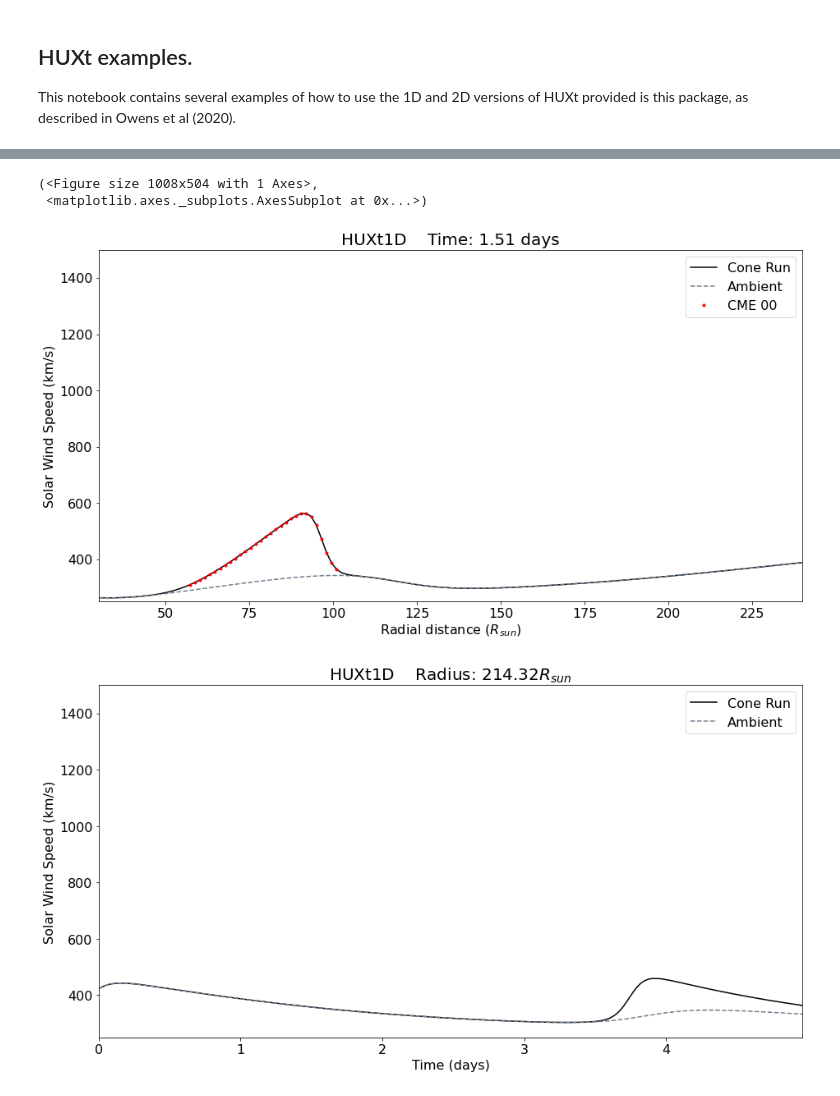
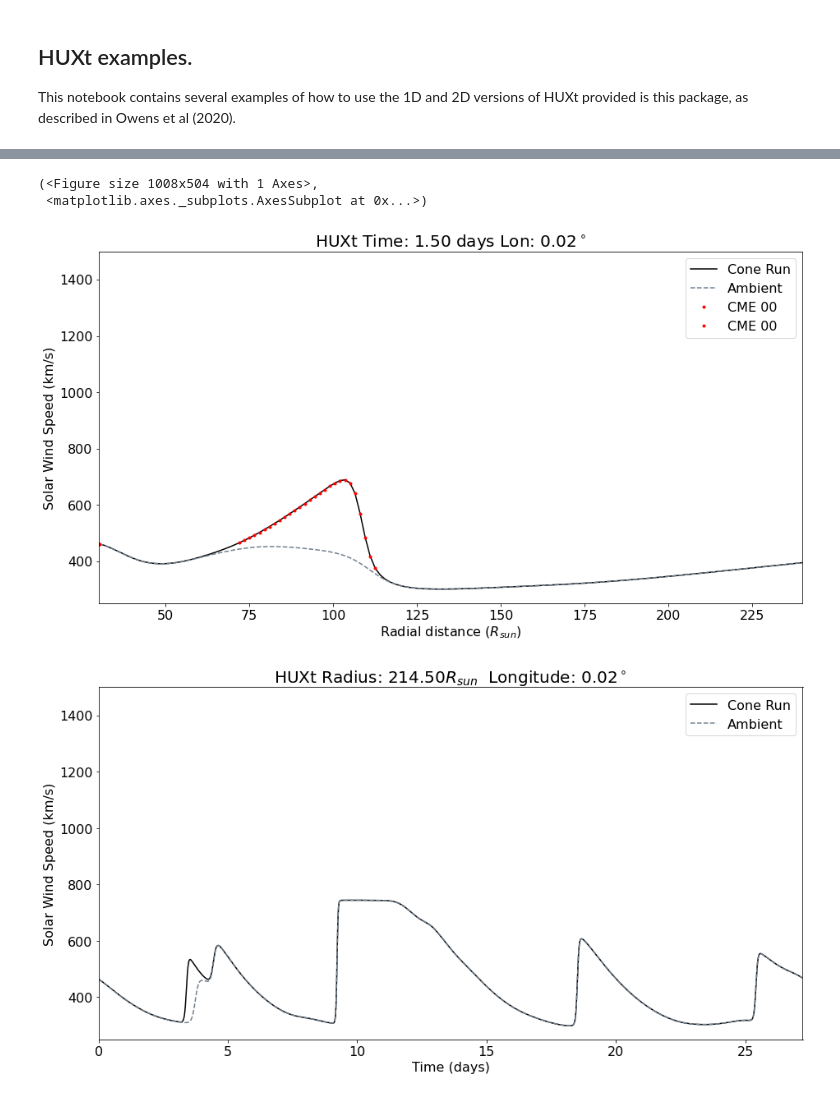
Before and after one commit to University-of-Reading-Space-Science/HUXt, a Jupyter notebook: code/HUXt_example.ipynb, the cells around one changed output, grey strips where cells are left out. Cells and saved outputs as stored; diff of their text form; code cells hidden in the pictures.

```diff
--- a/code/HUXt_example.ipynb
+++ b/code/HUXt_example.ipynb
@@ -67,21 +74,25 @@ model.plot_timeseries(r, 'both', tag='1d_cone_test_radial')
 # %%
-# We could also use boundary condtions derived from HelioMAS simulations of a Carrington rotation.
-cr_num = 2100 #This was in August 2010
-model = H.HUXt1D(cr_num=cr_num, lon=0.0*u.deg, simtime=5*u.day, dt_scale=4)
+# Run HUXt with HelioMAS input
+###############################################################################
 
-# Solve this with the ConeCME used in the last simulation.
+#HUXt can be initiated with archived output from HelioMAS, by specifying a carrington rotation number
+model = H.HUXt(cr_num=2124, lon_out=0.0*u.deg, simtime=27.27*u.day, dt_scale=4)
+
+# Solve these conditions with a ConeCME.
+cme = H.ConeCME(t_launch=0.5*u.day, longitude=0.0*u.deg, width=30*u.deg, v=1000*(u.km/u.s), thickness=5*u.solRad)
+cme_list = [cme]
 model.solve(cme_list)
 
-# Plot the radial profile and time series of both the ambient and ConeCME solutions at a fixed time (in days).
-# Save both to file as well.
+# Plot the radial profile of the ambient wind solution at a fixed time (in days).
 t = 1.5*u.day
-model.plot_radial(t, 'both')
+model.plot_radial(t, lon=0.0*u.deg,field='both',)
 
+# Plot the time series of the ambient wind solution at a fixed radius.
 r = 1.0*u.AU
-model.plot_timeseries(r, 'both')
+model.plot_timeseries(r, lon=0.0*u.deg,field='both')
 # %% [output]
 (<Figure size 1008x504 with 1 Axes>,
  <matplotlib.axes._subplots.AxesSubplot at 0x...>)
-[figure, old version]
+[figure, new version]
-[figure, old version]
+[figure, new version]
 # %%
```
Also changed, not shown: parts of 13 cells of this notebook, 8 other files.
